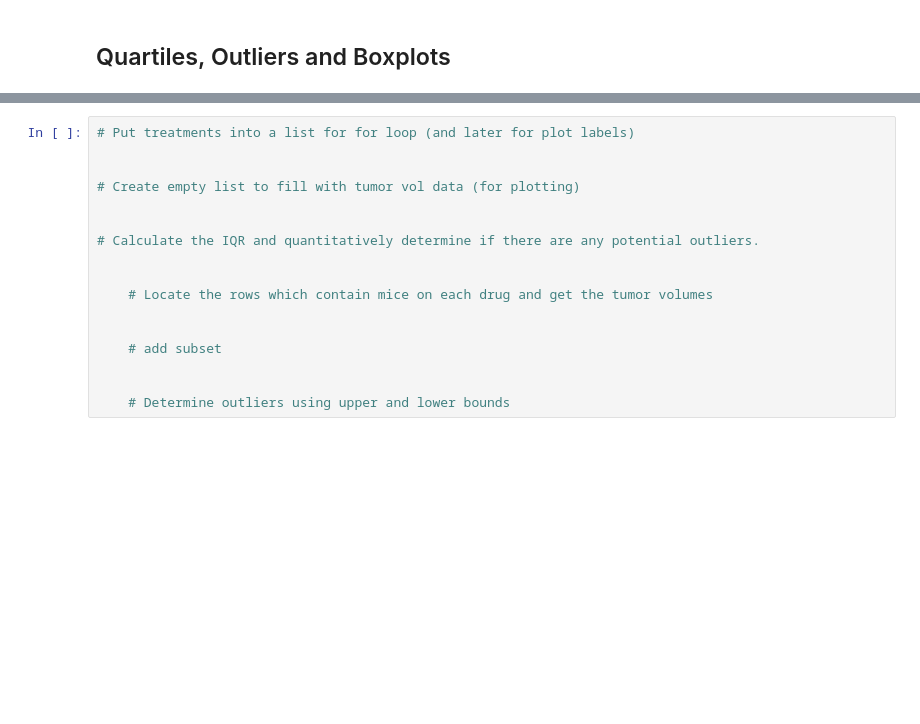
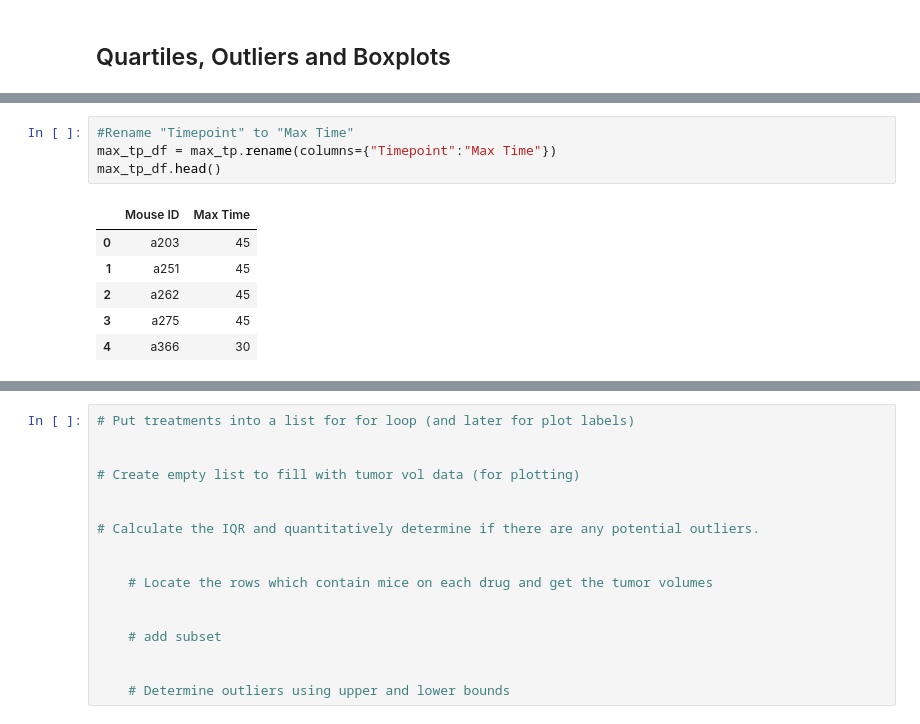
Before and after one commit to mgeorgic/Python_Matplotlib_Pymaceuticals, a Jupyter notebook: HW_Code.ipynb, the cells around one changed output, grey strips where cells are left out. Cells and saved outputs as stored; diff of their text form; blank space fills up the shorter version.

```diff
--- a/HW_Code.ipynb
+++ b/HW_Code.ipynb
@@ -299,0 +310,11 @@ plt.axis("equal")
+# %%
+#Rename "Timepoint" to "Max Time"
+max_tp_df = max_tp.rename(columns={"Timepoint":"Max Time"})
+max_tp_df.head()
+# %% [output]
+|  | Mouse ID | Max Time |
+| 0 | a203 | 45 |
+| 1 | a251 | 45 |
+| 2 | a262 | 45 |
+| 3 | a275 | 45 |
+| 4 | a366 | 30 |
```
Also changed, not shown: parts of 4 cells of this notebook.
